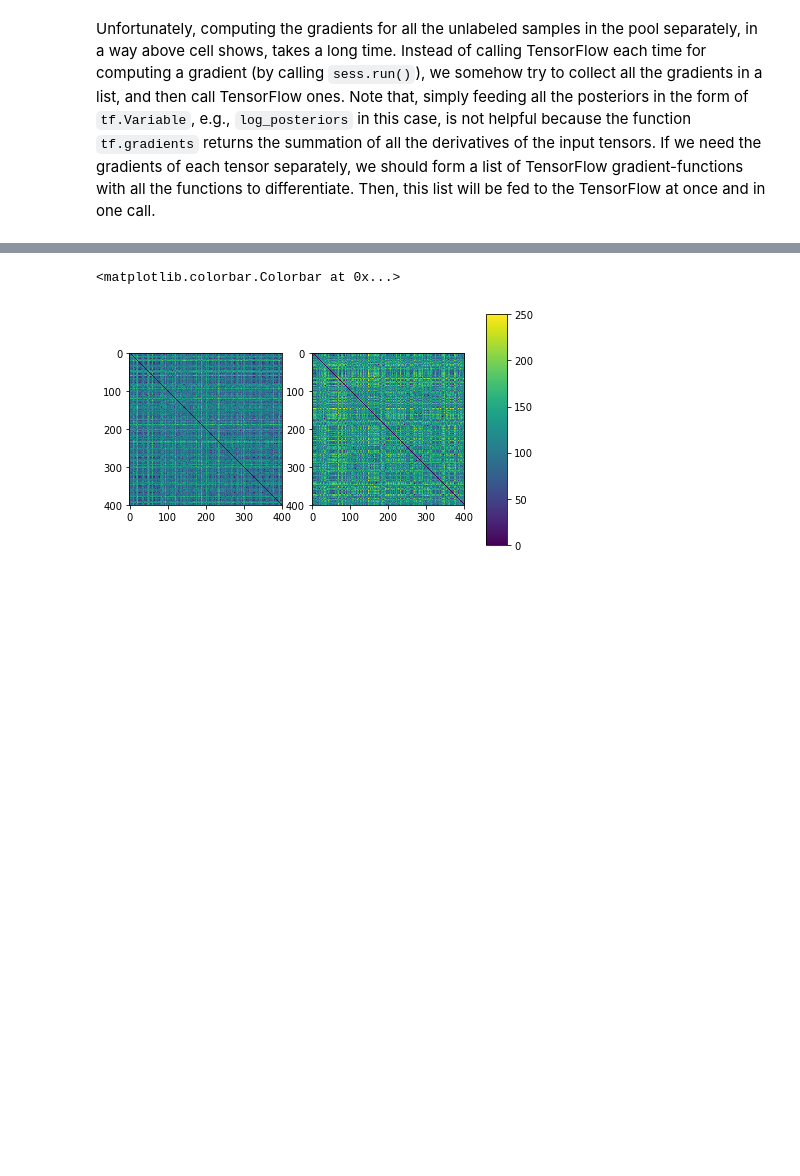
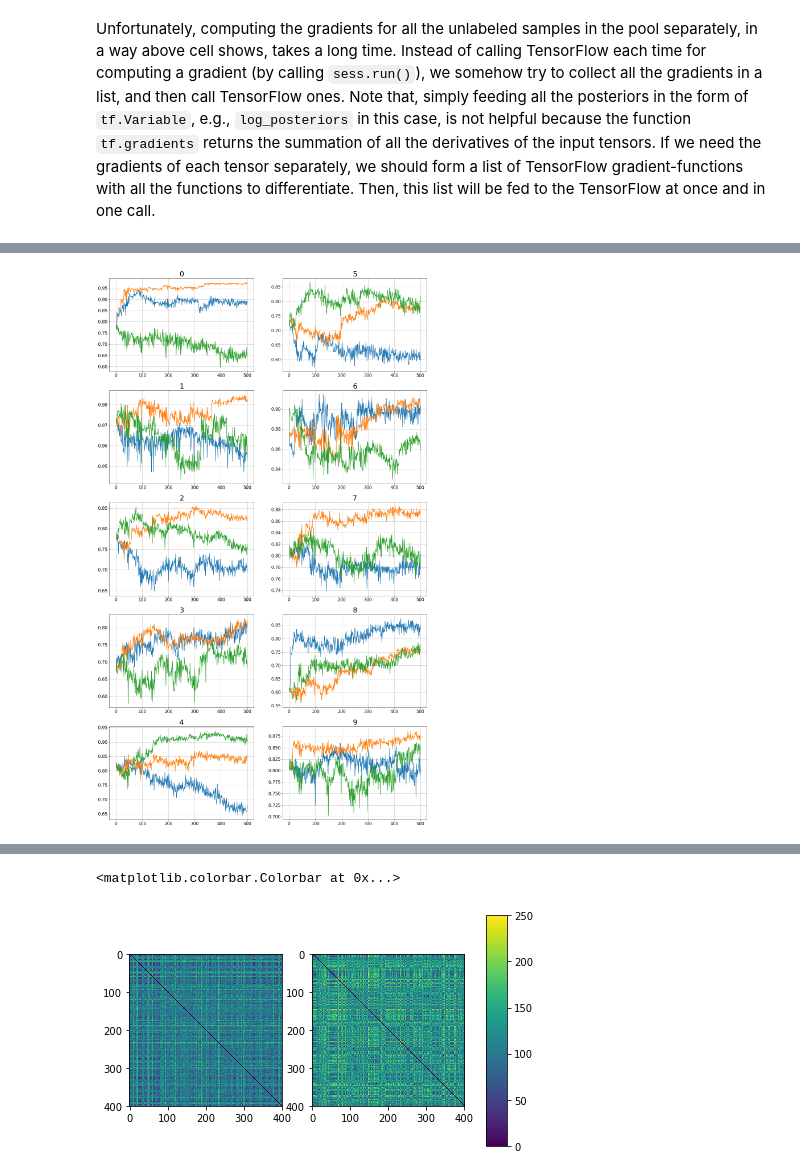
Before and after one commit to jsourati/nn-active-learning, a Jupyter notebook: GeneralNotes.ipynb, the cells around one changed output, grey strips where cells are left out. Cells and saved outputs as stored; diff of their text form; code cells hidden in the pictures; blank space fills up the shorter version.

```diff
--- a/GeneralNotes.ipynb
+++ b/GeneralNotes.ipynb
@@ -220,24 +201,0 @@ Suppose we want to compute gradients with respect to a number of samples test sa
-# %%
-# compute all the posterior probabilities
-posteriors = tf.nn.softmax(y)
-pool_posteriors = sess.run(posteriors, feed_dict={x: pool_images, y_: pool_labels})
-
-# number of uncertain samples to keep
-B = 50
-selected_unlabeled = NNAL_tools.uncertainty_filtering(pool_posteriors, B)
-
-grads = NNAL_tools.enlist_gradients(log_posteriors, B, [W,b])
-
-# compute all the listed gradients in one single call
-all_grads = sess.run(grads, feed_dict={x: pool_images[selected_unlabeled,:],
-                                       y_: pool_labels[selected_unlabeled,:]})
-
-
-selected_posteriors = pool_posteriors[selected_unlabeled, :]
-scores = np.zeros(B)
-for i in range(B):
-    for j in range(c):
-        # summation of derivative-squared
-        class_grad_squared = np.sum(all_grads[i*c+j][0]**2)
-        class_grad_squared += np.sum(all_grads[i*c+j][1]**2)
-        scores[i] += class_grad_squared*pool_posteriors[i, j]
@@ -282,3 +246,16 @@ plt.grid()
+# %%
+fig,axes = plt.subplots(5,2, figsize=(20,35))
+for i in range(0,10):
+    axes[i%5, int(i/5)].plot(fi_accs[i+1,:], label='FI-based')
+    axes[i%5, int(i/5)].plot(rand_accs[i+1,:], label='Random')
+    axes[i%5, int(i/5)].plot(ent_accs[i+1,:], label='Uncertainty')
+    axes[i%5, int(i/5)].set_title('%d'% i, fontsize=25)
+    plt.sca(axes[i%5, int(i/5)])
+    plt.xticks(fontsize=15)
+    plt.yticks(fontsize=15)
+    axes[i%5, int(i/5)].grid()
+# %% [output]
+[figure, added]
 # %%
 fi_bins = np.histogram(fi_added_labels)[0]/500
 rand_bins = np.histogram(rand_added_labels)[0]/500
```
Also changed, not shown: parts of 34 cells of this notebook.
